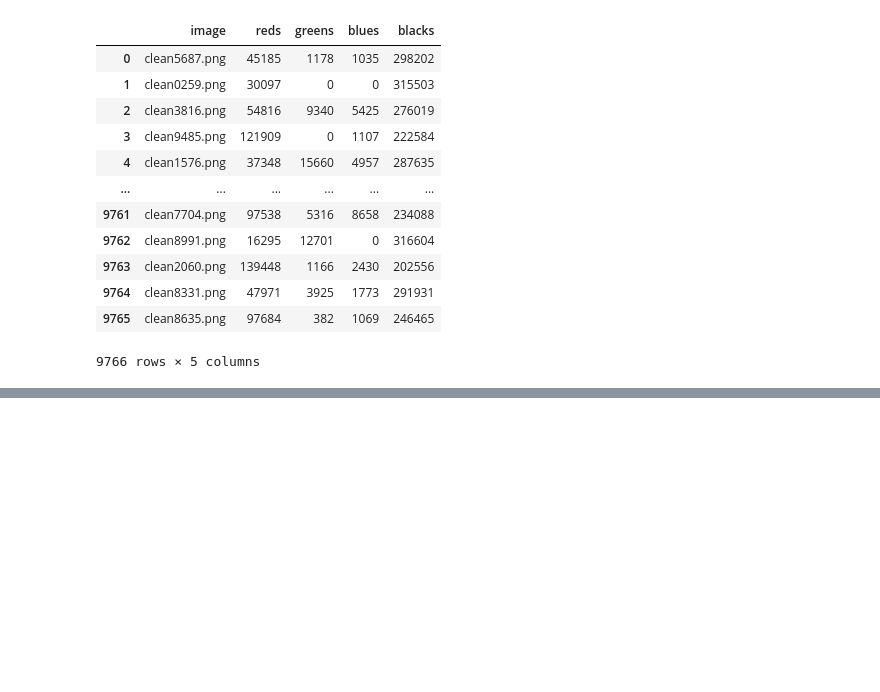
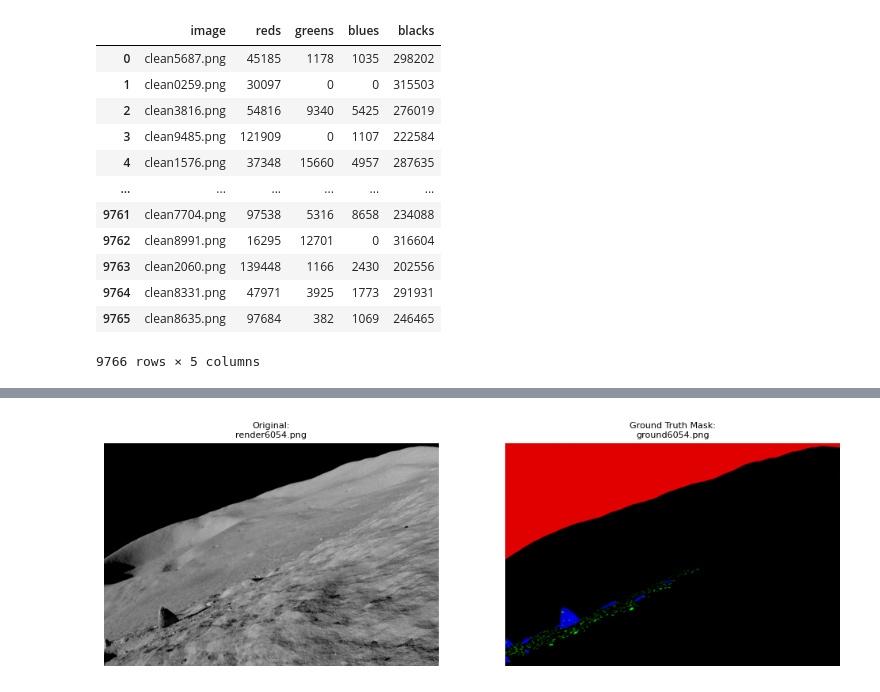
Before and after one commit to justjoshtings/Lunar-Landscape-Image-Segmentation, a Jupyter notebook: sahara-ensley-individual-project/Code/EDA_figures.ipynb, the cells around one changed output, grey strips where cells are left out. Drawn from its saved outputs; the diff is of its cells as text; code cells hidden in the pictures; blank space fills up the shorter version.

```diff
--- a/sahara-ensley-individual-project/Code/EDA_figures.ipynb
+++ b/sahara-ensley-individual-project/Code/EDA_figures.ipynb
@@ -86,0 +653,6 @@ sns.despine()
+# %%
+# Randomly selects image and mask from sample set and plot just to double check everything is working correctly.
+# Run this a few times to check on a few different image and mask sets
+sanity_check(DATA_PATH + '/images/render/' , DATA_PATH + '/images/ground/')
+# %% [output]
+[figure, added]
```
Also changed, not shown: parts of 20 cells of this notebook, 14 other files.
